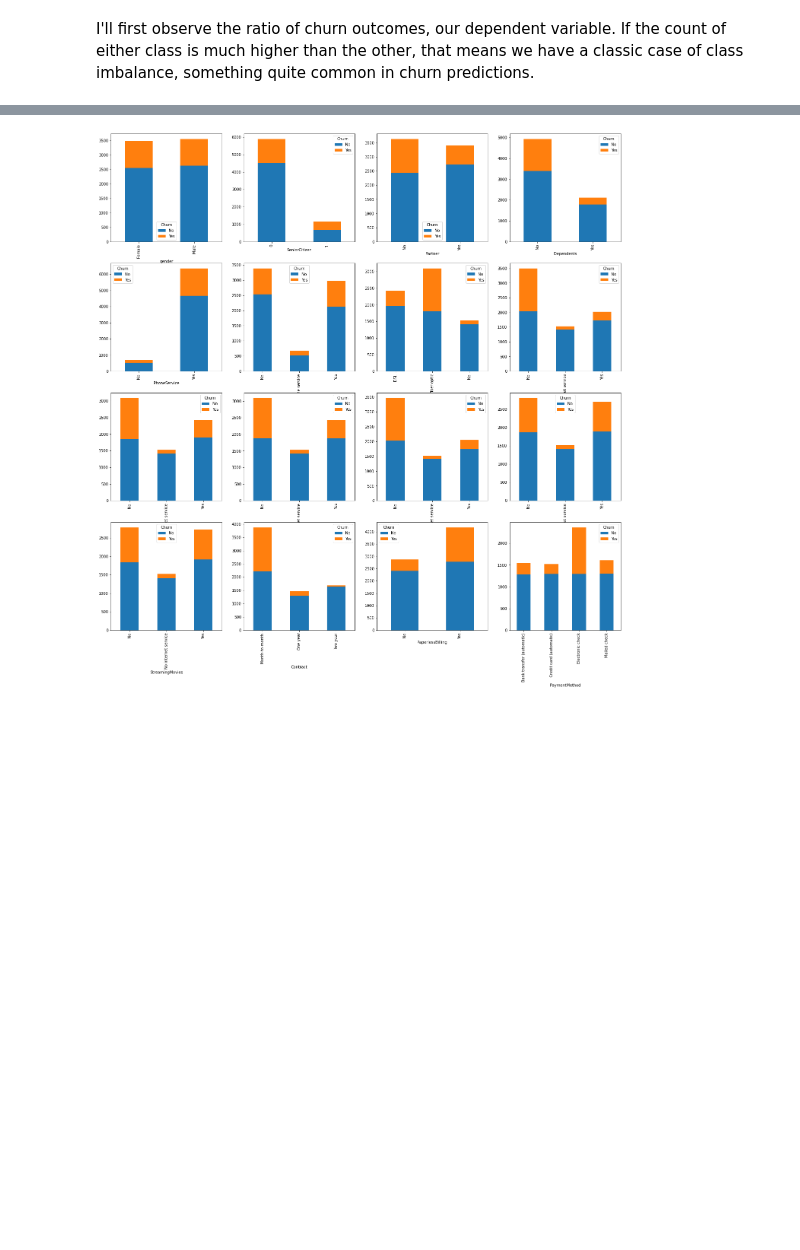
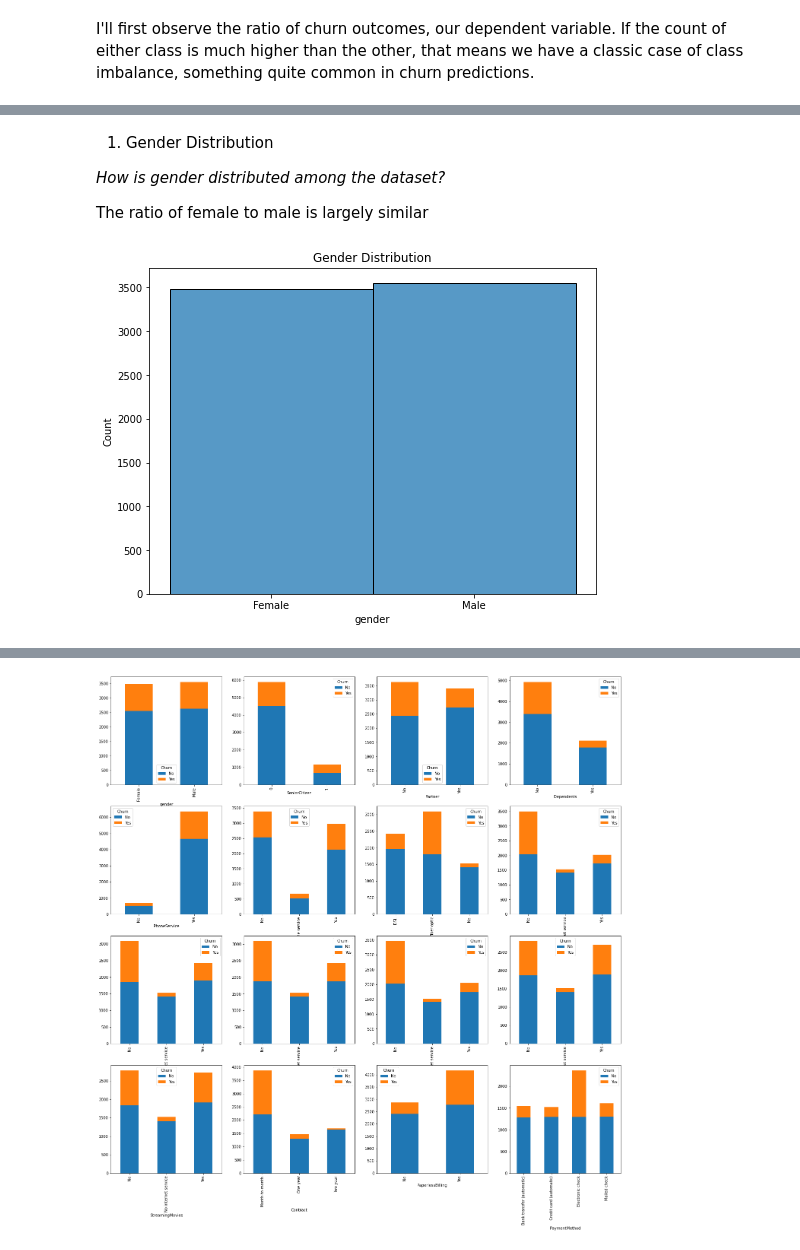
Before and after one commit to leonswl/churn-model, a Jupyter notebook: notebooks/eda.ipynb, the cells around one changed output, grey strips where cells are left out. Cells and saved outputs as stored; diff of their text form; code cells hidden in the pictures; blank space fills up the shorter version.

```diff
--- a/notebooks/eda.ipynb
+++ b/notebooks/eda.ipynb
@@ -24,6 +23,9 @@ df1 = df.drop(['customerID'],axis=1)
 
 # Convert empty strings to none values
 df1['TotalCharges'] = df1['TotalCharges'].replace(" ",None).dropna().apply(lambda x:float(x))
+
+# drop all NaN values
+df1 = df1.dropna()
 
 print(f"""
 Number of Attributes: {len(df.columns)}
@@ -57,0 +64,12 @@ sns.histplot(data=df1, x='Churn')
+# %% [markdown]
+1. Gender Distribution
+
+*How is gender distributed among the dataset?*
+
+The ratio of female to male is largely similar
+# %%
+gender_fig, gender_ax = plt.subplots(figsize=(8,6))
+sns.histplot(data=df1,x='gender',ax=gender_ax)
+gender_ax.set_title("Gender Distribution");
+# %% [output]
+[figure, added]
```
Also changed, not shown: parts of 20 cells of this notebook, 1 other file.
